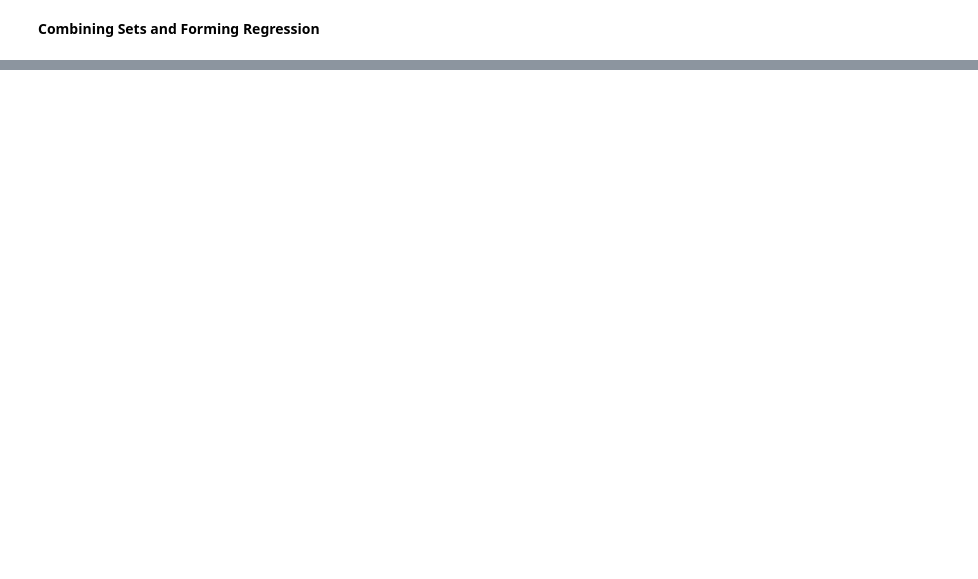
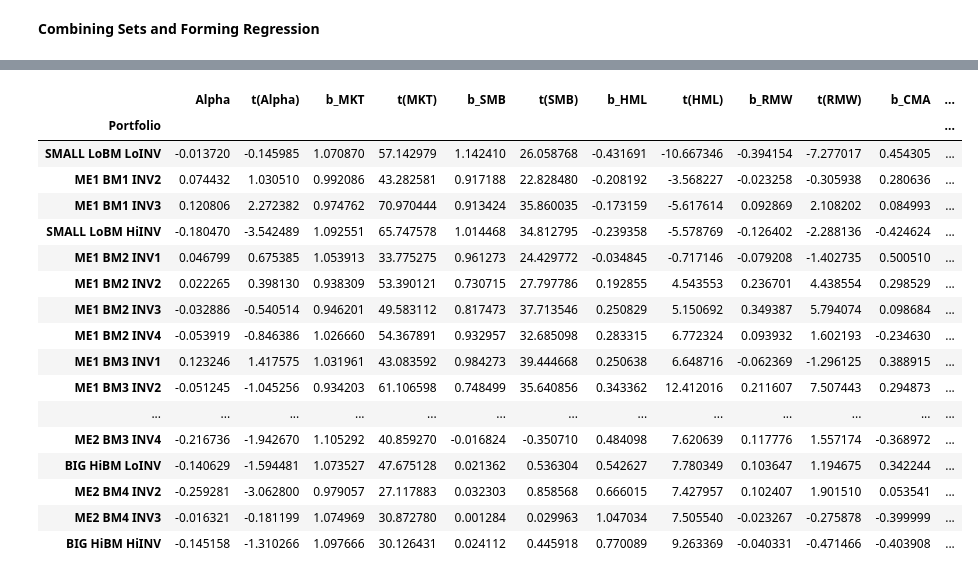
Before and after one commit to ignaciomacan/FFM, a Jupyter notebook: FFM_DRAFT_11.20.ipynb, the cells around one changed output, grey strips where cells are left out. Saved outputs shown, nothing was run; the diff lists cells and outputs as text; code cells hidden in the pictures; blank space fills up the shorter version.

```diff
--- a/FFM_DRAFT_11.20.ipynb
+++ b/FFM_DRAFT_11.20.ipynb
@@ -1601,0 +2303,20 @@ availability in economics
+# %%
+factors = pd.read_csv('data/five_factor_model/factors/5f_data.csv', skiprows=4)
+factors = factors[pd.to_numeric(factors['Unnamed: 0'], errors='coerce').notna()]
+factors = factors.rename(columns={'Unnamed: 0': 'date', 'Mkt-RF': 'MKTRF'})
+factors = factors[['date', 'MKTRF', 'SMB', 'HML', 'RMW', 'CMA', 'RF']]
+factors.iloc[:, 1:] = factors.iloc[:, 1:].apply(pd.to_numeric, errors='coerce')
+
+portBMIN = pd.read_csv('data/five_factor_model/portfolios/32_Portfolios_ME_BEME_INV_2x4x4.csv', skiprows=16)
+portBMIN = portBMIN.rename(columns={'Unnamed: 0': 'date'})
+portBMIN = portBMIN[pd.to_numeric(portBMIN['date'], errors='coerce').notna()]
+portBMIN = portBMIN[:-1]
+portBMIN.head()
+portBMIN.iloc[:, 1:] = portBMIN.iloc[:, 1:].apply(pd.to_numeric, errors='coerce')
+factors = factors.drop_duplicates(subset='date')
+portBMIN = portBMIN.drop_duplicates(subset='date')
+
+dataBMIN = pd.merge(portBMIN, factors, on='date', how='inner')
+cutoff_row = dataBMIN.index[dataBMIN['date'] > '201312'][0]
+dataBMIN = dataBMIN.iloc[:cutoff_row]
+dataBMIN
@@ -1601,0 +2337,60 @@ availability in economics
+# %%
+dataBMIN.columns = dataBMIN.columns.str.strip()
+
+factor_cols = ['MKTRF', 'SMB', 'HML', 'RMW', 'CMA', 'RF']
+
+dataBMIN[factor_cols] = dataBMIN[factor_cols].apply(pd.to_numeric, errors='coerce')
+X = dataBMIN[['MKTRF', 'SMB', 'HML', 'RMW', 'CMA']]
+X = sm.add_constant(X)
+
+portfolio_cols = [c for c in dataBMIN.columns if c not in factor_cols + ['date']]
+
+results = []
+
+rf = dataBMIN['RF']
+
+for port_name in portfolio_cols:
+    y = pd.to_numeric(dataBMIN[port_name], errors='coerce') - rf
+
+    reg = sm.OLS(y, X, missing='drop').fit(
+        cov_type='HAC', cov_kwds={'maxlags': 12}
+    )
+
+    results.append({
+        'Portfolio': port_name,
+        'Alpha': reg.params['const'],
+        't(Alpha)': reg.tvalues['const'],
+        'b_MKT': reg.params['MKTRF'],
+        't(MKT)': reg.tvalues['MKTRF'],
+        'b_SMB': reg.params['SMB'],
+        't(SMB)': reg.tvalues['SMB'],
+        'b_HML': reg.params['HML'],
+        't(HML)': reg.tvalues['HML'],
+        'b_RMW': reg.params['RMW'],
+        't(RMW)': reg.tvalues['RMW'],
+        'b_CMA': reg.params['CMA'],
+        't(CMA)': reg.tvalues['CMA'],
+        'R2': reg.rsquared
+    })
+
+resultsBMIN = pd.DataFrame(results).set_index('Portfolio')
+resultsBMIN
+# %% [output]
+|  | Alpha | t(Alpha) | b_MKT | t(MKT) | b_SMB | t(SMB) | b_HML | t(HML) | b_RMW | t(RMW) | b_CMA | ... |
+| Portfolio |  |  |  |  |  |  |  |  |  |  |  | ... |
+| SMALL LoBM LoINV | -0.013720 | -0.145985 | 1.070870 | 57.142979 | 1.142410 | 26.058768 | -0.431691 | -10.667346 | -0.394154 | -7.277017 | 0.454305 | ... |
+| ME1 BM1 INV2 | 0.074432 | 1.030510 | 0.992086 | 43.282581 | 0.917188 | 22.828480 | -0.208192 | -3.568227 | -0.023258 | -0.305938 | 0.280636 | ... |
+| ME1 BM1 INV3 | 0.120806 | 2.272382 | 0.974762 | 70.970444 | 0.913424 | 35.860035 | -0.173159 | -5.617614 | 0.092869 | 2.108202 | 0.084993 | ... |
+| SMALL LoBM HiINV | -0.180470 | -3.542489 | 1.092551 | 65.747578 | 1.014468 | 34.812795 | -0.239358 | -5.578769 | -0.126402 | -2.288136 | -0.424624 | ... |
+| ME1 BM2 INV1 | 0.046799 | 0.675385 | 1.053913 | 33.775275 | 0.961273 | 24.429772 | -0.034845 | -0.717146 | -0.079208 | -1.402735 | 0.500510 | ... |
+| ME1 BM2 INV2 | 0.022265 | 0.398130 | 0.938309 | 53.390121 | 0.730715 | 27.797786 | 0.192855 | 4.543553 | 0.236701 | 4.438554 | 0.298529 | ... |
+| ME1 BM2 INV3 | -0.032886 | -0.540514 | 0.946201 | 49.583112 | 0.817473 | 37.713546 | 0.250829 | 5.150692 | 0.349387 | 5.794074 | 0.098684 | ... |
+| ME1 BM2 INV4 | -0.053919 | -0.846386 | 1.026660 | 54.367891 | 0.932957 | 32.685098 | 0.283315 | 6.772324 | 0.093932 | 1.602193 | -0.234630 | ... |
+| ME1 BM3 INV1 | 0.123246 | 1.417575 | 1.031961 | 43.083592 | 0.984273 | 39.444668 | 0.250638 | 6.648716 | -0.062369 | -1.296125 | 0.388915 | ... |
+| ME1 BM3 INV2 | -0.051245 | -1.045256 | 0.934203 | 61.106598 | 0.748499 | 35.640856 | 0.343362 | 12.412016 | 0.211607 | 7.507443 | 0.294873 | ... |
+| ... | ... | ... | ... | ... | ... | ... | ... | ... | ... | ... | ... | ... |
+| ME2 BM3 INV4 | -0.216736 | -1.942670 | 1.105292 | 40.859270 | -0.016824 | -0.350710 | 0.484098 | 7.620639 | 0.117776 | 1.557174 | -0.368972 | ... |
+| BIG HiBM LoINV | -0.140629 | -1.594481 | 1.073527 | 47.675128 | 0.021362 | 0.536304 | 0.542627 | 7.780349 | 0.103647 | 1.194675 | 0.342244 | ... |
+| ME2 BM4 INV2 | -0.259281 | -3.062800 | 0.979057 | 27.117883 | 0.032303 | 0.858568 | 0.666015 | 7.427957 | 0.102407 | 1.901510 | 0.053541 | ... |
+| ME2 BM4 INV3 | -0.016321 | -0.181199 | 1.074969 | 30.872780 | 0.001284 | 0.029963 | 1.047034 | 7.505540 | -0.023267 | -0.275878 | -0.399999 | ... |
+| BIG HiBM HiINV | -0.145158 | -1.310266 | 1.097666 | 30.126431 | 0.024112 | 0.445918 | 0.770089 | 9.263369 | -0.040331 | -0.471466 | -0.403908 | ... |
```
Also changed, not shown: parts of 36 cells of this notebook, 2 other files.
